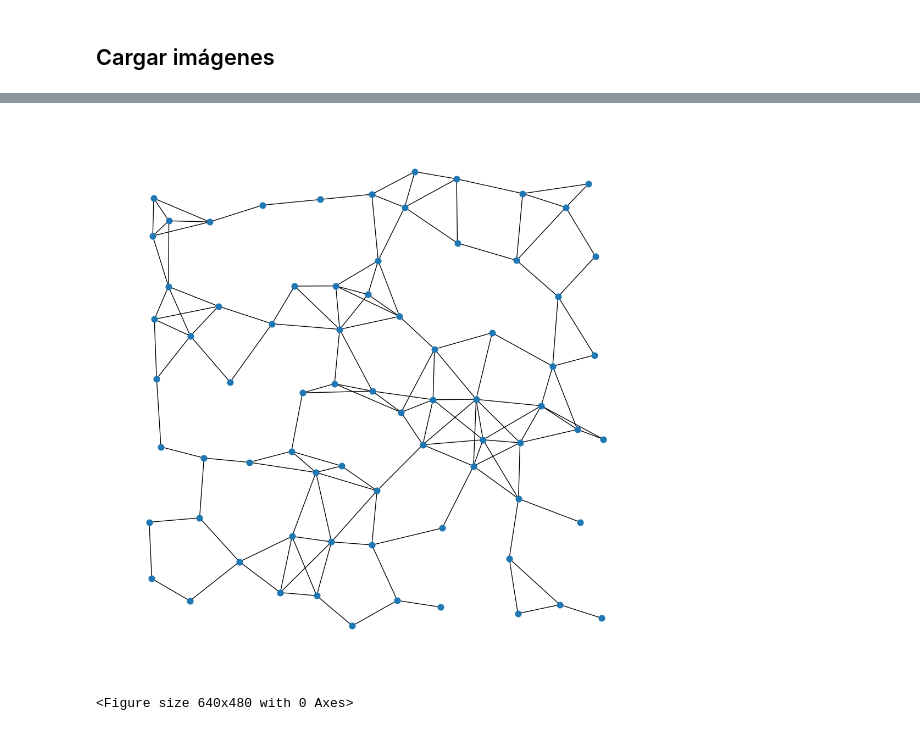
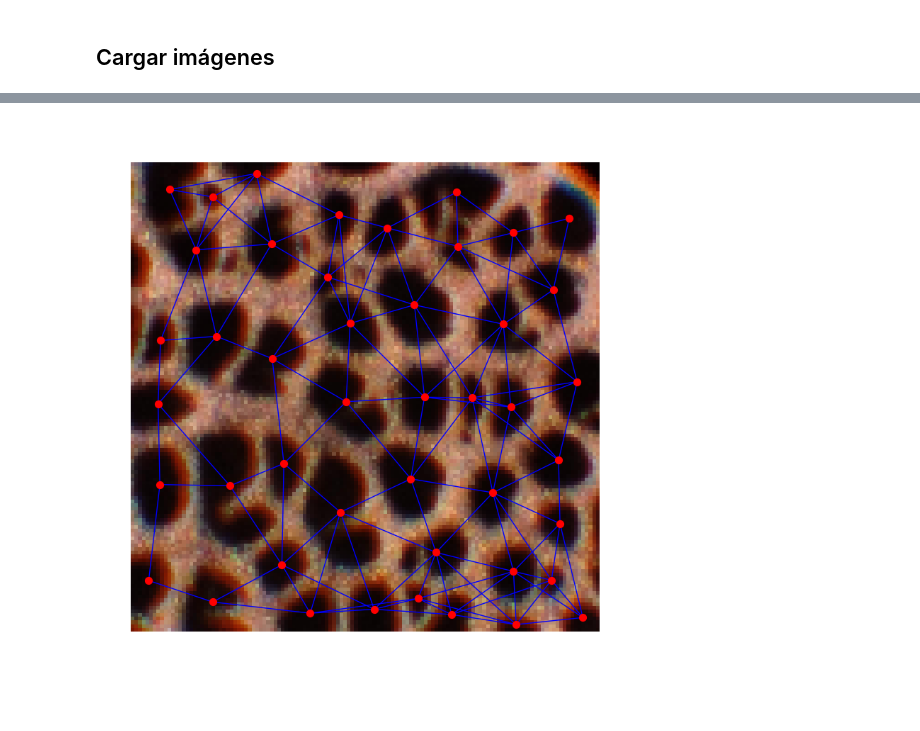
Before and after one commit to wDavid98/GNN_MFs, a Jupyter notebook: image_to_graphs.ipynb, the cells around one changed output, grey strips where cells are left out. Saved outputs shown, nothing was run; the diff lists cells and outputs as text; code cells hidden in the pictures.

```diff
--- a/image_to_graphs.ipynb
+++ b/image_to_graphs.ipynb
@@ -400,11 +344,36 @@ plt.tight_layout()
-# %%
-## plot just the graph
-plt.figure(figsize=(10,10))
-pos = nx.get_node_attributes(G,'pos')
-flipped_pos = {node: (x,-y) for (node, (x,y)) in pos.items()}
-nx.draw(G,pos=flipped_pos,with_labels=False,node_size=60)
-plt.show()
-plt.tight_layout()
-# %% [output]
-[figure, removed]
-<Figure size 640x480 with 0 Axes>
+# %%
+## crear grafo
+
+## crear grafo
+G = nx.Graph()
+
+## añadir nodos definidos por su posición x,y
+for i in range(len(pores_location)):
+    ## node properties
+    x = pores_location['cx'].to_numpy()[i]
+    y = pores_location['cy'].to_numpy()[i]
+
+    ## add node
+    G.add_node(i,pos=(x,y))
+
+## añadir aristas
+max_distance = 30
+
+for i in range(len(pores_location)):
+    for j in range(i+1,len(pores_location)):
+        ## distancia euclidiana
+        distance = np.sqrt((pores_location['cx'].to_numpy()[i] - pores_location['cx'].to_numpy()[j])**2 + (pores_location['cy'].to_numpy()[i] - pores_location['cy'].to_numpy()[j])**2)
+        if distance < max_distance and distance > 0:
+            G.add_edge(i,j,weight=distance)
+
+## dibujar grafo sobre la imagen original
+plt.figure(figsize=(10,10))
+## redimensionar imagen para que se ajuste al grafo 128x128
+image = cv2.resize(image,(128,128))
+plt.imshow(image)
+plt.axis('off')
+## dibujar nodos
+pos = nx.get_node_attributes(G,'pos')
+nx.draw(G,pos,node_size=50,node_color='red',with_labels=False,edge_color='blue')
+# %% [output]
+[figure, added]
```
Also changed, not shown: parts of 7 cells of this notebook, 1 other file.
